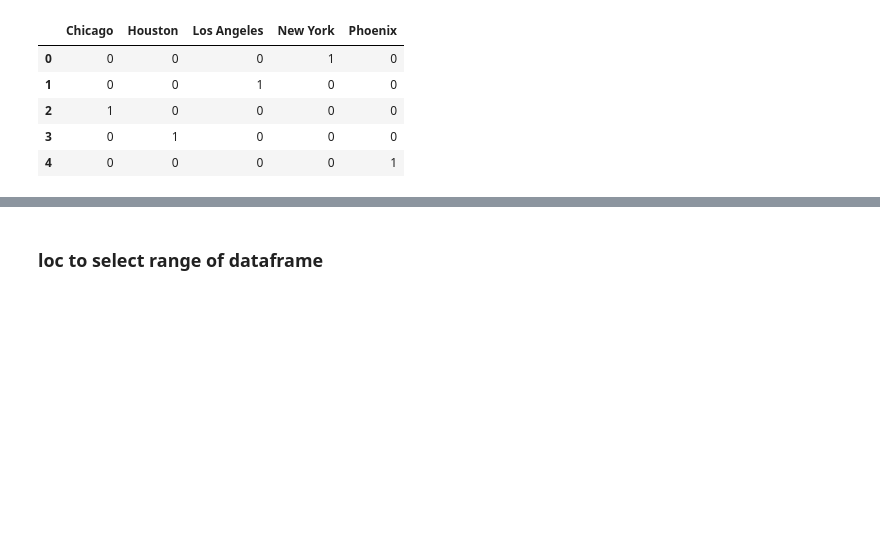
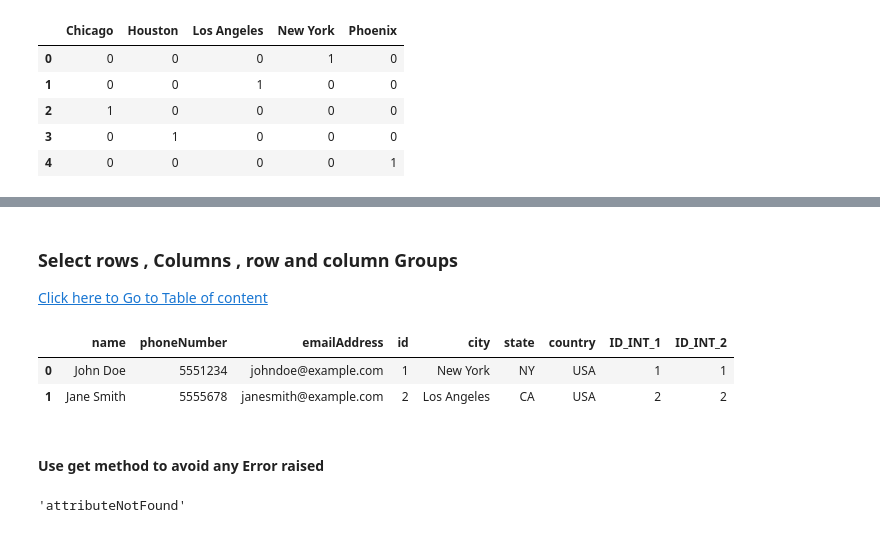
Before and after one commit to arpans2112/MachineLearningFundamentals, a Jupyter notebook: PandasParagon/pandasCheatSheet.ipynb, the cells around one changed output, grey strips where cells are left out. Drawn from its saved outputs; the diff is of its cells as text; code cells hidden in the pictures; blank space fills up the shorter version.

Commit message:
pandas cheat sheet is updated with new examples

```diff
--- a/PandasParagon/pandasCheatSheet.ipynb
+++ b/PandasParagon/pandasCheatSheet.ipynb
@@ -957,5 +955,21 @@ emp_dummies_test
 | 2 | Alice Johnson | 5558765 | alicejohnson@example.com | 3 | Chicago | IL | USA | 1 | 0 | 0 | ... |
 | 3 | Chris Lee | 5554321 | chrislee@example.com | 4 | Houston | TX | USA | 0 | 1 | 0 | ... |
 | 4 | Michael Brown | 5556789 | michaelbrown@example.com | 5 | Phoenix | AZ | USA | 0 | 0 | 0 | ... |
-# %% [markdown]
-### loc to select range of dataframe
+# %% [markdown]
+<a name="18"></a>
+### Select rows , Columns , row and column Groups
+<a href="#0">Click here to Go to Table of content</a>
+# %%
+access_key_test = emp_df.head(2).copy()
+access_key_test.head()
+# %% [output]
+|  | name | phoneNumber | emailAddress | id | city | state | country | ID_INT_1 | ID_INT_2 |
+| 0 | John Doe | 5551234 | johndoe@example.com | 1 | New York | NY | USA | 1 | 1 |
+| 1 | Jane Smith | 5555678 | janesmith@example.com | 2 | Los Angeles | CA | USA | 2 | 2 |
+# %% [markdown]
+#### Use get method to avoid any Error raised
+# %%
+# you
+access_key_test.get('name', pd.Series()).get(10, 'attributeNotFound')
+# %% [output]
+'attributeNotFound'
```
Also changed, not shown: parts of 2 cells of this notebook.
